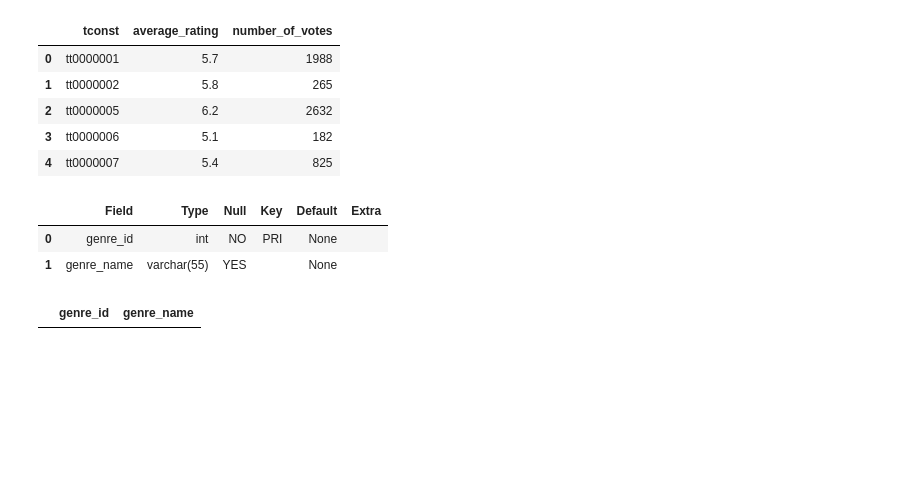
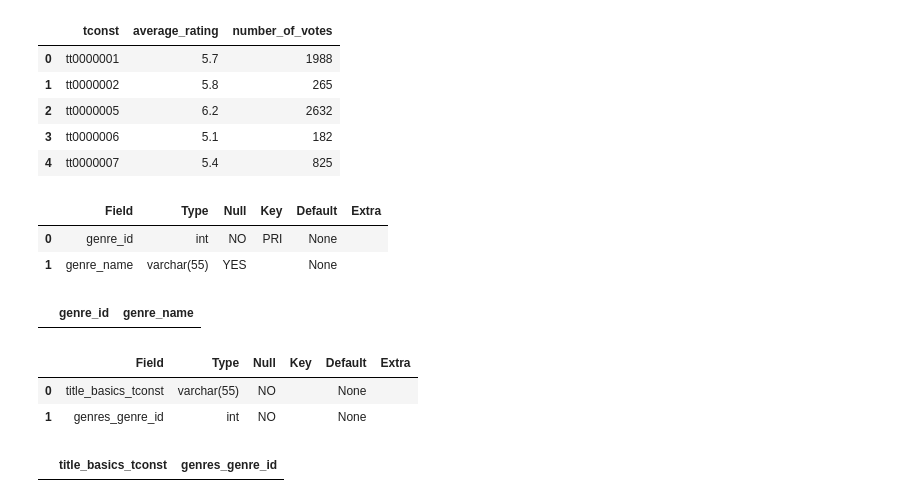
Before and after one commit to eccecarreon/ods-pt-data-enrichment-project, a Jupyter notebook: Project 2 - Part 2 (Core).ipynb, the cells around one changed output. Drawn from its saved outputs; the diff is of its cells as text; code cells hidden in the pictures; blank space fills up the shorter version.

```diff
--- a/Project 2 - Part 2 (Core).ipynb
+++ b/Project 2 - Part 2 (Core).ipynb
@@ -558,6 +558,18 @@ pd.read_sql(q, conn)
 # %% [output]
 |  | genre_id | genre_name |
 # %%
-q ="""DESCRIBE genres;
+q ="""DESCRIBE title_has_genres;
 """
 pd.read_sql(q, conn)
+# %% [output]
+|  | Field | Type | Null | Key | Default | Extra |
+| 0 | title_basics_tconst | varchar(55) | NO |  | None |  |
+| 1 | genres_genre_id | int | NO |  | None |  |
+# %%
+q ="""SELECT *
+FROM title_has_genres
+LIMIT 5;
+"""
+pd.read_sql(q, conn)
+# %% [output]
+|  | title_basics_tconst | genres_genre_id |
```
Also changed, not shown: parts of 1 cell of this notebook.
